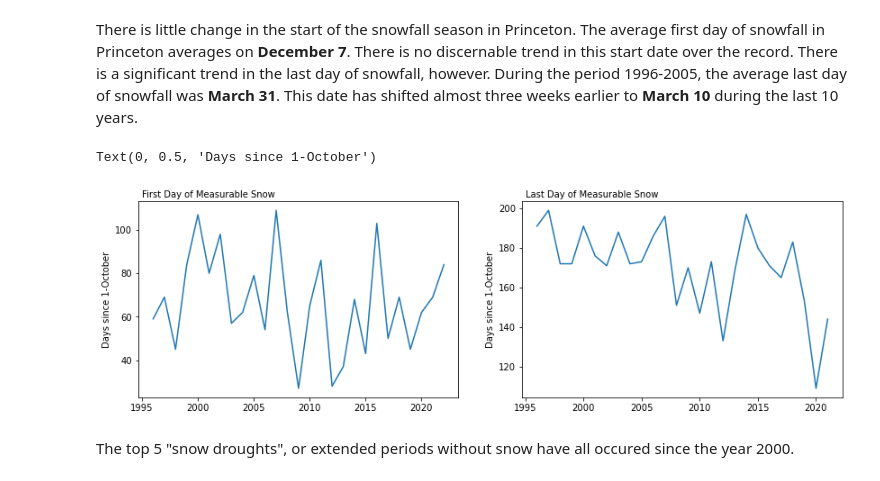
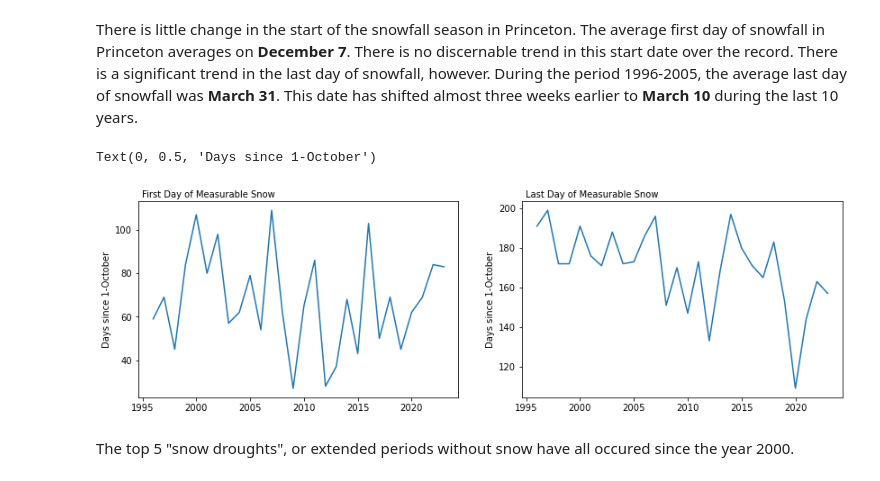
Before and after one commit to jkrasting/princetonsnow, a Jupyter notebook: Princeton_Snowfall_Analysis.ipynb, the cells around one changed output. Saved outputs shown, nothing was run; the diff lists cells and outputs as text; code cells hidden in the pictures.

```diff
--- a/Princeton_Snowfall_Analysis.ipynb
+++ b/Princeton_Snowfall_Analysis.ipynb
@@ -177,9 +177,9 @@ def seasonal_cycle(df,n_tot_years):
 import warnings
 warnings.filterwarnings("ignore", category=FutureWarning)
 
-df_all_events = seasonal_cycle(df,26)
+df_all_events = seasonal_cycle(df,28)
 df_1996_2005 = seasonal_cycle(df.loc[slice("1995-10-01","2005-09-30")],10)
-df_2011_2021 = seasonal_cycle(df.loc[slice("2011-10-01","2021-09-30")],10)
+df_2013_2023 = seasonal_cycle(df.loc[slice("2013-10-01","2023-09-30")],10)
 # %%
 print(df_all_events["mean"])
 # %% [output]
@@ -249,23 +249,22 @@ There is little change in the start of the snowfall season in Princeton.  The av
 # %%
 fig = plt.figure(figsize=(14,4))
 
 ax1 = plt.subplot(1,2,1)
 y = df.groupby(by=df.season).min()["day_of_season"]
 x = [x+1996 for x in range(0,len(y))]
 ax1.plot(x,y)
 ax1.text(0.01,1.02,"First Day of Measurable Snow",transform=ax1.transAxes)
 ax1.set_ylabel("Days since 1-October")
 
 ax2 = plt.subplot(1,2,2)
-# leave out this year, (2021-2022)
-y = df.groupby(by=df.season).max()["day_of_season"][:-1]
+y = df.groupby(by=df.season).max()["day_of_season"]
 x = [x+1996 for x in range(0,len(y))]
 ax2.plot(x,y)
 ax2.text(0.01,1.02,"Last Day of Measurable Snow",transform=ax2.transAxes)
 ax2.set_ylabel("Days since 1-October")
 # %% [output]
 Text(0, 0.5, 'Days since 1-October')
-[figure, old version]
+[figure, new version]
 # %% [markdown]
 The top 5 "snow droughts", or extended periods without snow have all occured since the year 2000.
 # %%
```
Also changed, not shown: parts of 11 cells of this notebook, 3 other files.
